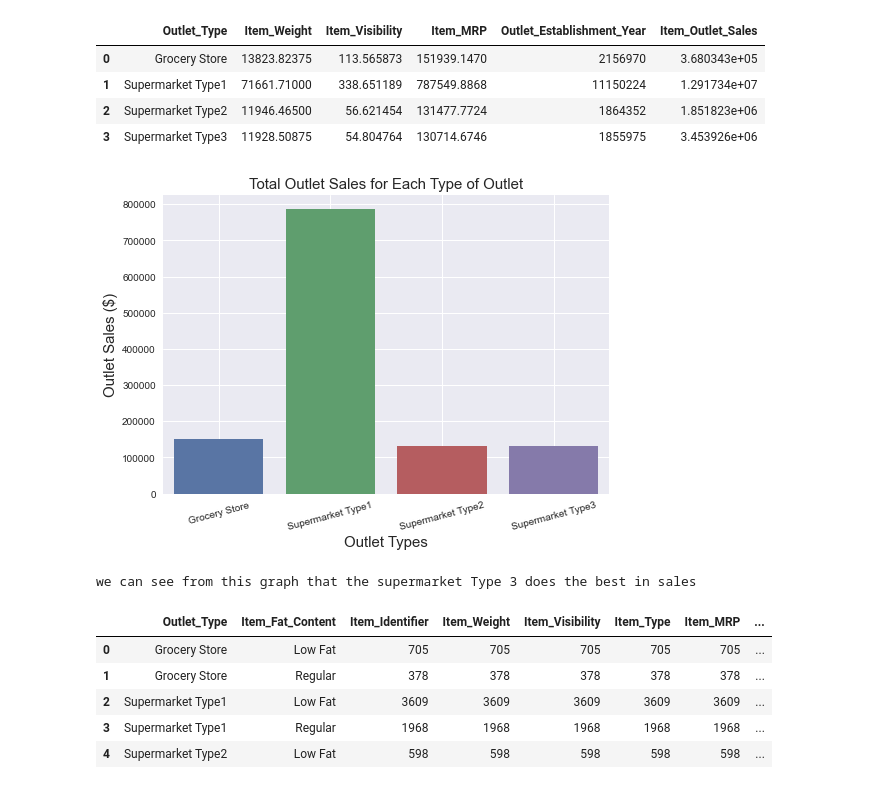
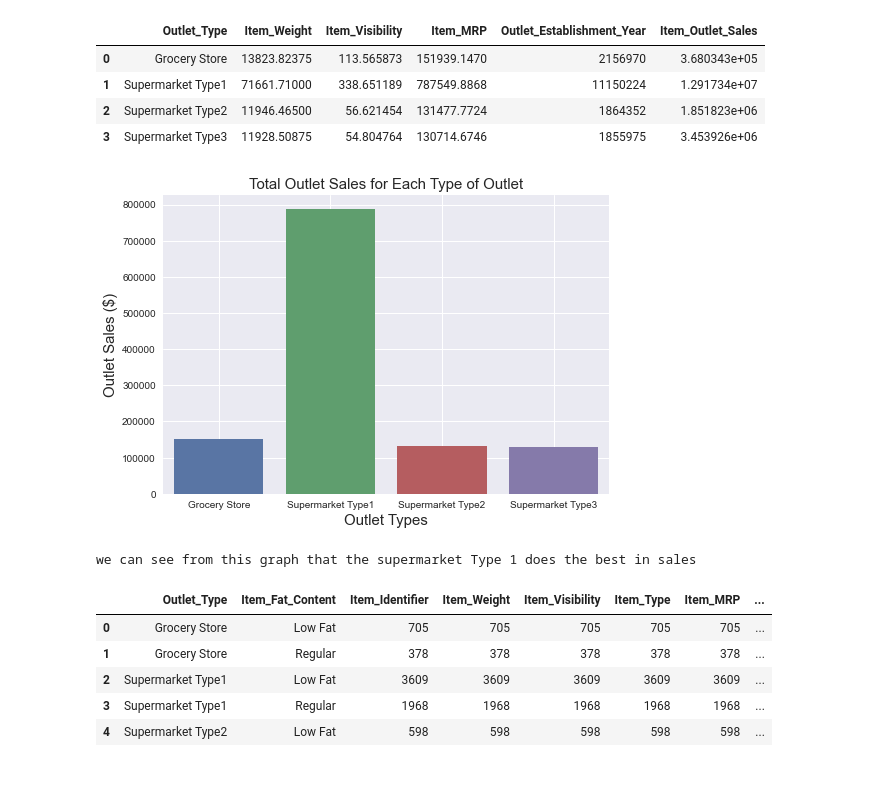
Before and after one commit to SpencerReno/sales-predictions, a Jupyter notebook: Sales_predictions.ipynb, the cells around one changed output. Cells and saved outputs as stored; diff of their text form; code cells hidden in the pictures.

```diff
--- a/Sales_predictions.ipynb
+++ b/Sales_predictions.ipynb
@@ -228,18 +233,18 @@ total_sales
 # %%
 sns.barplot(total_sales['Outlet_Type'], total_sales['Item_MRP'])
 plt.ticklabel_format(useOffset=False, style='plain', axis='y')
 plt.title('Total Outlet Sales for Each Type of Outlet', fontsize=15)
 plt.ylabel('Outlet Sales ($)', fontsize=15)
 plt.xlabel('Outlet Types',  fontsize=15)
-plt.xticks(rotation=15,  fontsize=10)
+plt.xticks(  fontsize=10)
 plt.yticks(fontsize=10)
 plt.grid('x')
 plt.show()
 
 print('we can see from this graph that the supermarket Type 1 does the best in sales')
 # %% [output]
-[figure, old version]
+[figure, new version]
-we can see from this graph that the supermarket Type 3 does the best in sales
+we can see from this graph that the supermarket Type 1 does the best in sales
 # %%
 fat_content = sales_data.groupby(['Outlet_Type', 'Item_Fat_Content']).count().reset_index()
 fat_content.head()
```
Also changed, not shown: parts of 26 cells of this notebook.
